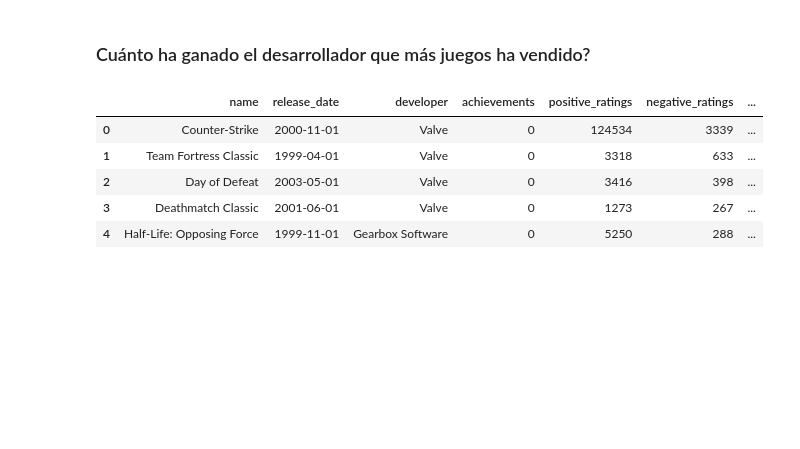
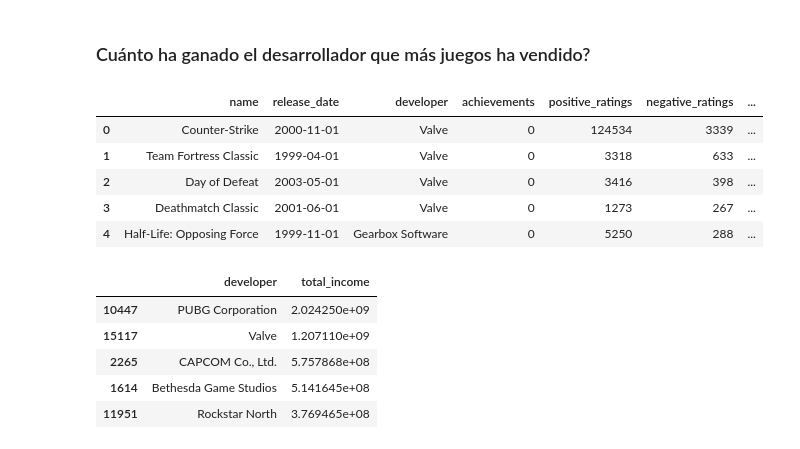
Before and after one commit to AlTesla/Reflex-Portfolio, a Jupyter notebook: notebooks/steam_eda.ipynb, the cells around one changed output. Drawn from its saved outputs; the diff is of its cells as text; code cells hidden in the pictures; blank space fills up the shorter version.

Commit message:
steam eda updated

```diff
--- a/notebooks/steam_eda.ipynb
+++ b/notebooks/steam_eda.ipynb
@@ -282,3 +282,22 @@ steam_frame.head()
 | 2 | Day of Defeat | 2003-05-01 | Valve | 0 | 3416 | 398 | ... |
 | 3 | Deathmatch Classic | 2001-06-01 | Valve | 0 | 1273 | 267 | ... |
 | 4 | Half-Life: Opposing Force | 1999-11-01 | Gearbox Software | 0 | 5250 | 288 | ... |
+# %%
+developers_df = steam_frame[['developer', 'sells', 'price']].copy()
+# %%
+developers_df['total_income'] = developers_df['sells'] * developers_df['price']
+# %%
+grouped_developers = developers_df.groupby(
+    'developer')['total_income'].sum().reset_index()
+# %%
+top_developers = grouped_developers.sort_values(by='total_income', ascending=False)[
+    ['developer', 'total_income']][:5]
+# %%
+top_developers
+# %% [output]
+|  | developer | total_income |
+| 10447 | PUBG Corporation | 2.024250e+09 |
+| 15117 | Valve | 1.207110e+09 |
+| 2265 | CAPCOM Co., Ltd. | 5.757868e+08 |
+| 1614 | Bethesda Game Studios | 5.141645e+08 |
+| 11951 | Rockstar North | 3.769465e+08 |
```
Also changed, not shown: parts of 3 cells of this notebook.
